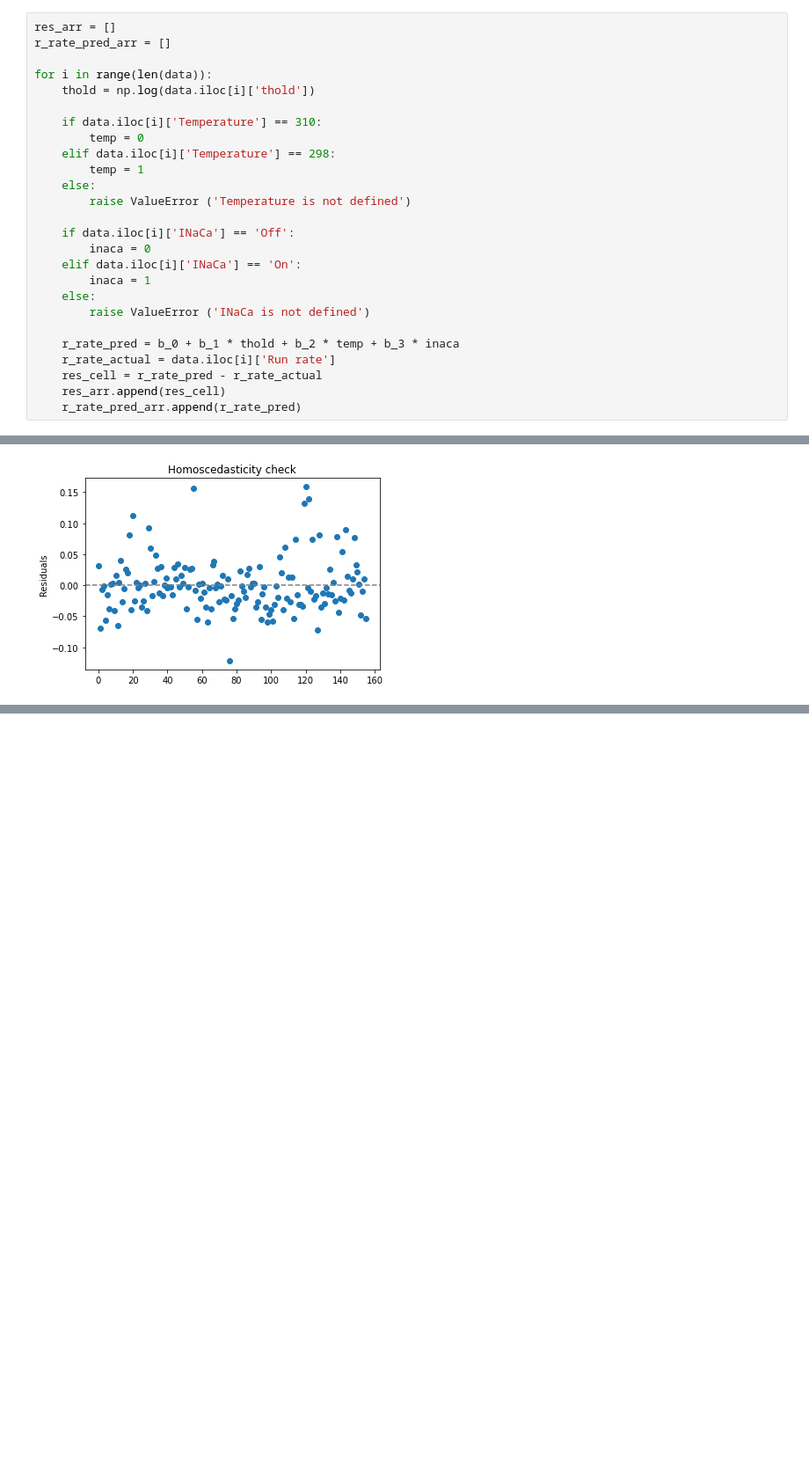
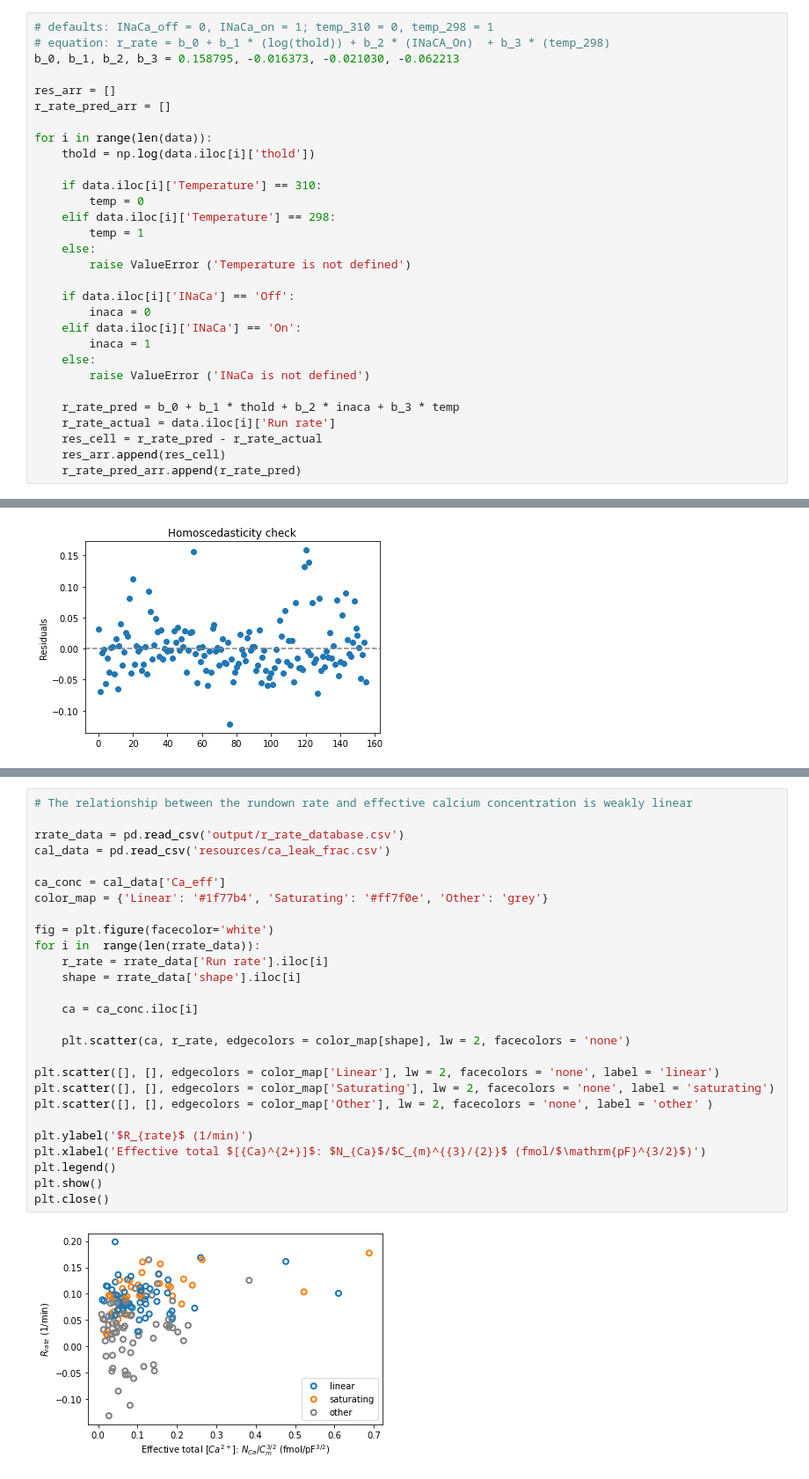
Before and after one commit to CardiacModelling/L-type-Ca-rundown-experiments, a Jupyter notebook: ExtendedData.ipynb, the cells around one changed output, grey strips where cells are left out. Shown: that part at 88% size. Drawn from its saved outputs; the diff is of its cells as text; blank space fills up the shorter version.

Commit message:
moved calcium bit to ExtendedData

```diff
--- a/ExtendedData.ipynb
+++ b/ExtendedData.ipynb
@@ -259,4 +133,8 @@ beta_3: Two-sided p-value -> 0.00321 and one-sided p-value -> 0.00161
 # %%
+# defaults: INaCa_off = 0, INaCa_on = 1; temp_310 = 0, temp_298 = 1
+# equation: r_rate = b_0 + b_1 * (log(thold)) + b_2 * (INaCA_On)  + b_3 * (temp_298)
+b_0, b_1, b_2, b_3 = 0.158795, -0.016373, -0.021030, -0.062213
+
 res_arr = []
 r_rate_pred_arr = []
 
@@ -277,7 +155,7 @@ for i in range(len(data)):
     else:
         raise ValueError ('INaCa is not defined')
 
-    r_rate_pred = b_0 + b_1 * thold + b_2 * temp + b_3 * inaca
+    r_rate_pred = b_0 + b_1 * thold + b_2 * inaca + b_3 * temp
     r_rate_actual = data.iloc[i]['Run rate']
     res_cell = r_rate_pred - r_rate_actual
     res_arr.append(res_cell)
@@ -347,0 +391,29 @@ plt.close()
+# %%
+# The relationship between the rundown rate and effective calcium concentration is weakly linear
+
+rrate_data = pd.read_csv('output/r_rate_database.csv')
+cal_data = pd.read_csv('resources/ca_leak_frac.csv')
+
+ca_conc = cal_data['Ca_eff']
+color_map = {'Linear': '#1f77b4', 'Saturating': '#ff7f0e', 'Other': 'grey'}
+
+fig = plt.figure(facecolor='white')
+for i in  range(len(rrate_data)):
+    r_rate = rrate_data['Run rate'].iloc[i]
+    shape = rrate_data['shape'].iloc[i]
+
+    ca = ca_conc.iloc[i]
+
+    plt.scatter(ca, r_rate, edgecolors = color_map[shape], lw = 2, facecolors = 'none')
+
+plt.scatter([], [], edgecolors = color_map['Linear'], lw = 2, facecolors = 'none', label = 'linear')
+plt.scatter([], [], edgecolors = color_map['Saturating'], lw = 2, facecolors = 'none', label = 'saturating')
+plt.scatter([], [], edgecolors = color_map['Other'], lw = 2, facecolors = 'none', label = 'other' )
+
+plt.ylabel('$R_{rate}$ (1/min)')
+plt.xlabel('Effective total $[{Ca}^{2+}]$: $N_{Ca}$/$C_{m}^{{3}/{2}}$ (fmol/$\mathrm{pF}^{3/2}$)')
+plt.legend()
+plt.show()
+plt.close()
+# %% [output]
+[figure, added]
```
Also changed, not shown: parts of 24 cells of this notebook, 13 other files.
